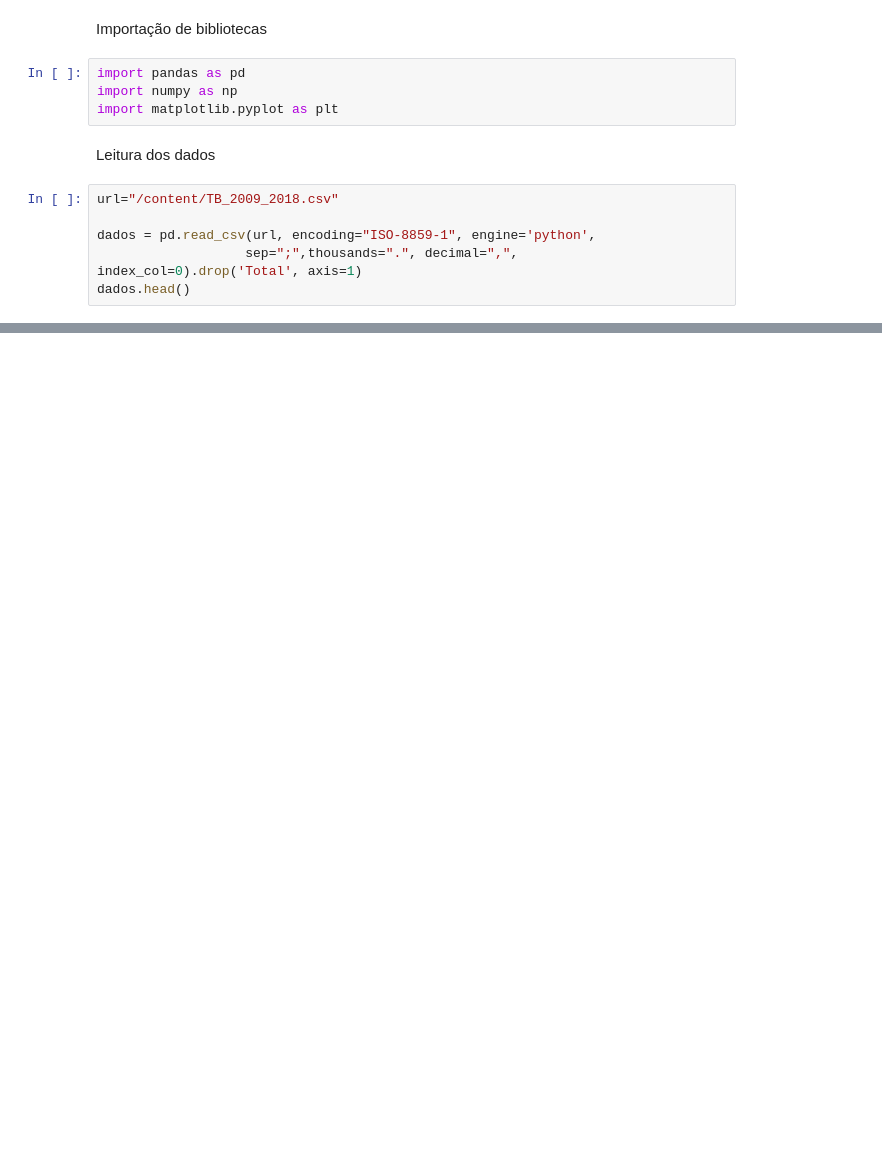
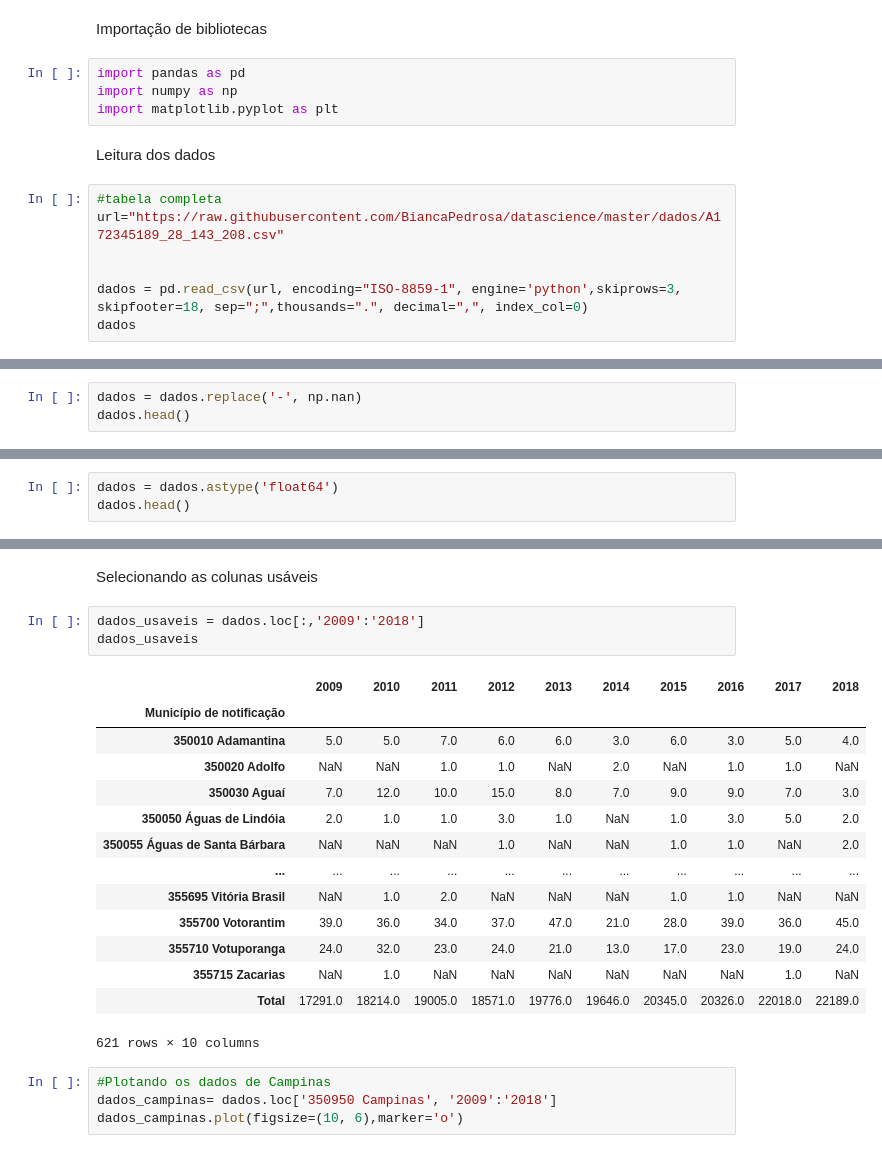
Before and after one commit to BiancaPedrosa/datascience, a Jupyter notebook: Cópia_de_Bootcamp1.ipynb, the cells around one changed output, grey strips where cells are left out. Drawn from its saved outputs; the diff is of its cells as text; blank space fills up the shorter version.

```diff
--- a/Cópia_de_Bootcamp1.ipynb
+++ b/Cópia_de_Bootcamp1.ipynb
@@ -13,9 +14,10 @@ import matplotlib.pyplot as plt
 # %% [markdown]
 Leitura dos dados
 # %%
-url="/content/TB_2009_2018.csv"
+#tabela completa
+url="https://raw.githubusercontent.com/BiancaPedrosa/datascience/master/dados/A172345189_28_143_208.csv"
 
-dados = pd.read_csv(url, encoding="ISO-8859-1", engine='python',
-                   sep=";",thousands=".", decimal=",", index_col=0).drop('Total', axis=1)
-dados.head()
+
+dados = pd.read_csv(url, encoding="ISO-8859-1", engine='python',skiprows=3, skipfooter=18, sep=";",thousands=".", decimal=",", index_col=0)
+dados
 # %% [output]
@@ -28,0 +40,3 @@ dados.head()
+# %%
+dados = dados.replace('-', np.nan)
+dados.head()
@@ -28,0 +63,3 @@ dados.head()
+# %%
+dados = dados.astype('float64')
+dados.head()
@@ -28,0 +74,24 @@ dados.head()
+# %% [markdown]
+Selecionando as colunas usáveis
+# %%
+dados_usaveis = dados.loc[:,'2009':'2018']
+dados_usaveis
+# %% [output]
+|  | 2009 | 2010 | 2011 | 2012 | 2013 | 2014 | 2015 | 2016 | 2017 | 2018 |
+| Município de notificação |  |  |  |  |  |  |  |  |  |  |
+| 350010 Adamantina | 5.0 | 5.0 | 7.0 | 6.0 | 6.0 | 3.0 | 6.0 | 3.0 | 5.0 | 4.0 |
+| 350020 Adolfo | NaN | NaN | 1.0 | 1.0 | NaN | 2.0 | NaN | 1.0 | 1.0 | NaN |
+| 350030 Aguaí | 7.0 | 12.0 | 10.0 | 15.0 | 8.0 | 7.0 | 9.0 | 9.0 | 7.0 | 3.0 |
+| 350050 Águas de Lindóia | 2.0 | 1.0 | 1.0 | 3.0 | 1.0 | NaN | 1.0 | 3.0 | 5.0 | 2.0 |
+| 350055 Águas de Santa Bárbara | NaN | NaN | NaN | 1.0 | NaN | NaN | 1.0 | 1.0 | NaN | 2.0 |
+| ... | ... | ... | ... | ... | ... | ... | ... | ... | ... | ... |
+| 355695 Vitória Brasil | NaN | 1.0 | 2.0 | NaN | NaN | NaN | 1.0 | 1.0 | NaN | NaN |
+| 355700 Votorantim | 39.0 | 36.0 | 34.0 | 37.0 | 47.0 | 21.0 | 28.0 | 39.0 | 36.0 | 45.0 |
+| 355710 Votuporanga | 24.0 | 32.0 | 23.0 | 24.0 | 21.0 | 13.0 | 17.0 | 23.0 | 19.0 | 24.0 |
+| 355715 Zacarias | NaN | 1.0 | NaN | NaN | NaN | NaN | NaN | NaN | 1.0 | NaN |
+| Total | 17291.0 | 18214.0 | 19005.0 | 18571.0 | 19776.0 | 19646.0 | 20345.0 | 20326.0 | 22018.0 | 22189.0 |
+621 rows × 10 columns
+# %%
+#Plotando os dados de Campinas
+dados_campinas= dados.loc['350950 Campinas', '2009':'2018']
+dados_campinas.plot(figsize=(10, 6),marker='o')
```
Also changed, not shown: parts of 8 cells of this notebook.
